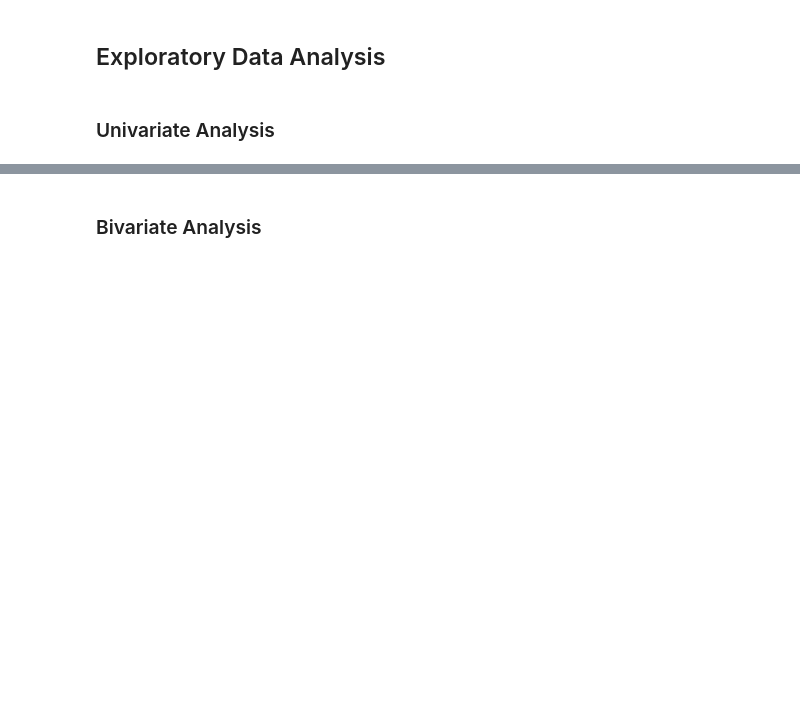
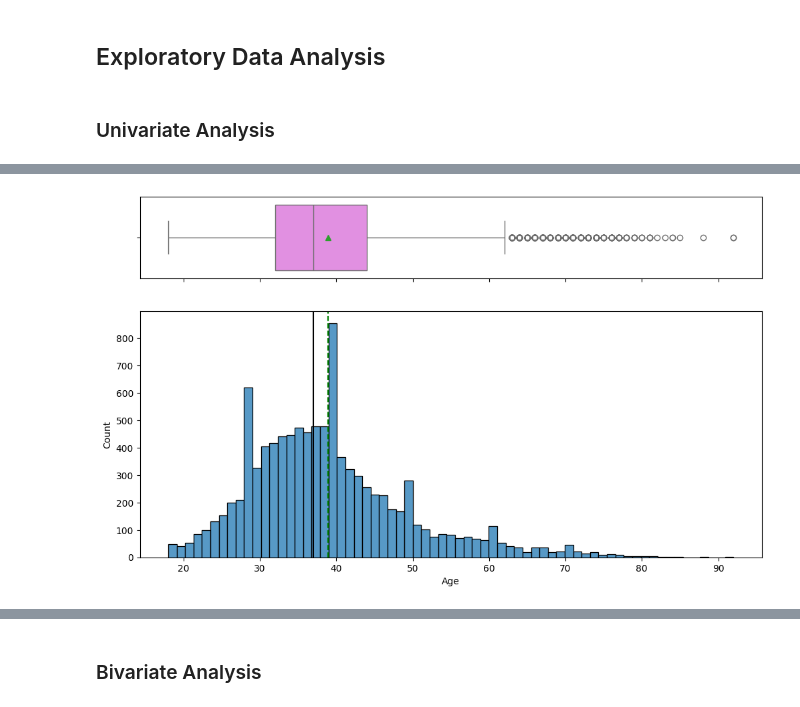
Before and after one commit to rsdomingues/aiml_learning, a Jupyter notebook: 4.intro-to-neural-networks/3.project/INN_Learner_Notebook_Full_code.ipynb, the cells around one changed output, grey strips where cells are left out. Cells and saved outputs as stored; diff of their text form; code cells hidden in the pictures; blank space fills up the shorter version.

```diff
--- a/4.intro-to-neural-networks/3.project/INN_Learner_Notebook_Full_code.ipynb
+++ b/4.intro-to-neural-networks/3.project/INN_Learner_Notebook_Full_code.ipynb
@@ -170,0 +316,4 @@ dtype: int64
+# %%
+histogram_boxplot(df,'Age')
+# %% [output]
+[figure, added]
```
Also changed, not shown: parts of 20 cells of this notebook.
